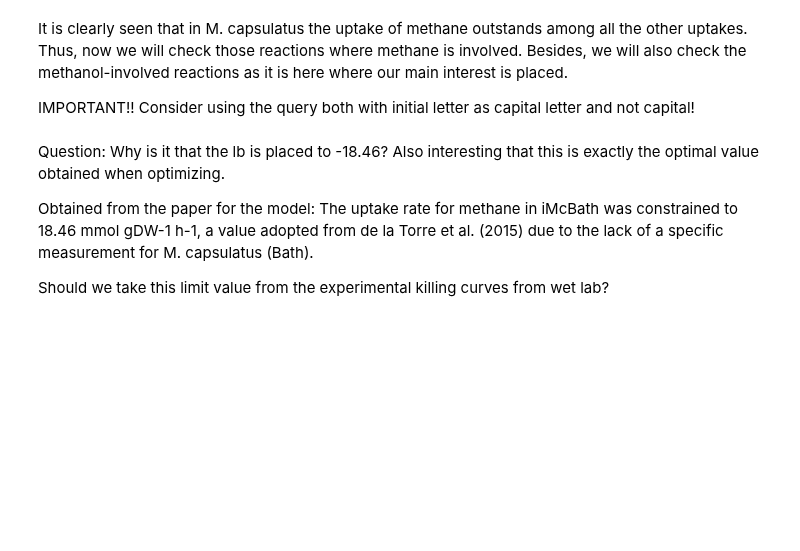
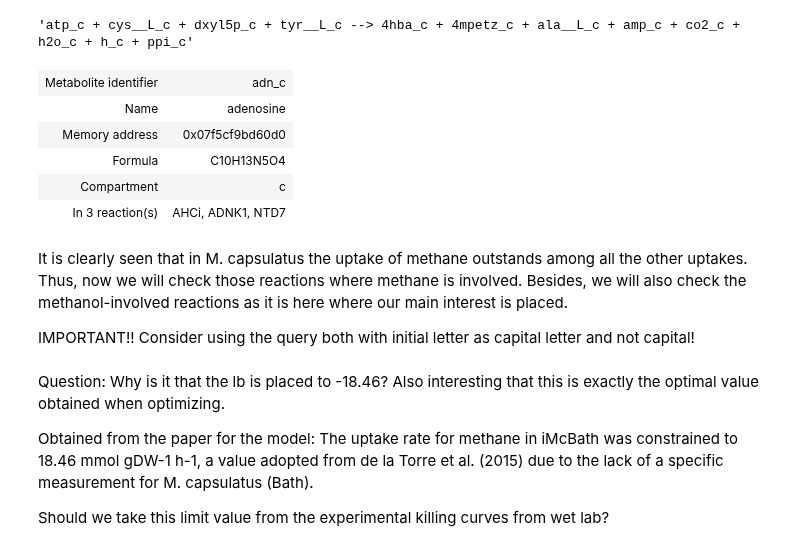
Before and after one commit to Schwebus/DTU_Biobuilders_2021, a Jupyter notebook: GSM_model/M.capsulatus.ipynb, the cells around one changed output. Drawn from its saved outputs; the diff is of its cells as text; code cells hidden in the pictures; blank space fills up the shorter version.

```diff
--- a/GSM_model/M.capsulatus.ipynb
+++ b/GSM_model/M.capsulatus.ipynb
@@ -39,3 +41,16 @@ Secretion
+# %%
+met.reactions.THZPSN.reaction
+# %% [output]
+'atp_c + cys__L_c + dxyl5p_c + tyr__L_c --> 4hba_c + 4mpetz_c + ala__L_c + amp_c + co2_c + h2o_c + h_c + ppi_c'
+# %%
+met.metabolites.adn_c
+# %% [output]
+| Metabolite identifier | adn_c |
+| Name | adenosine |
+| Memory address | 0x07f5cf9bd60d0 |
+| Formula | C10H13N5O4 |
+| Compartment | c |
+| In 3 reaction(s) | AHCi, ADNK1, NTD7 |
 # %% [markdown]
 It is clearly seen that in M. capsulatus the uptake of methane outstands among all the other uptakes. Thus, now we will check those reactions where methane is involved. Besides, we will also check the methanol-involved reactions as it is here where our main interest is placed.
 
```
Also changed, not shown: parts of 9 cells of this notebook, 1 other file.
